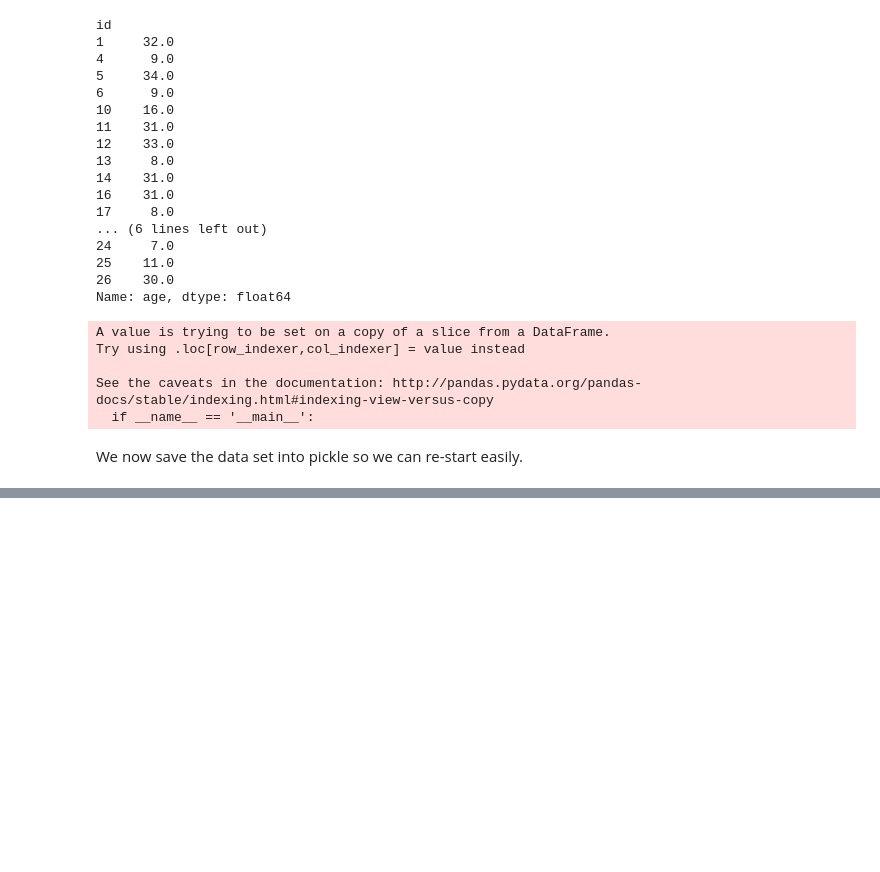
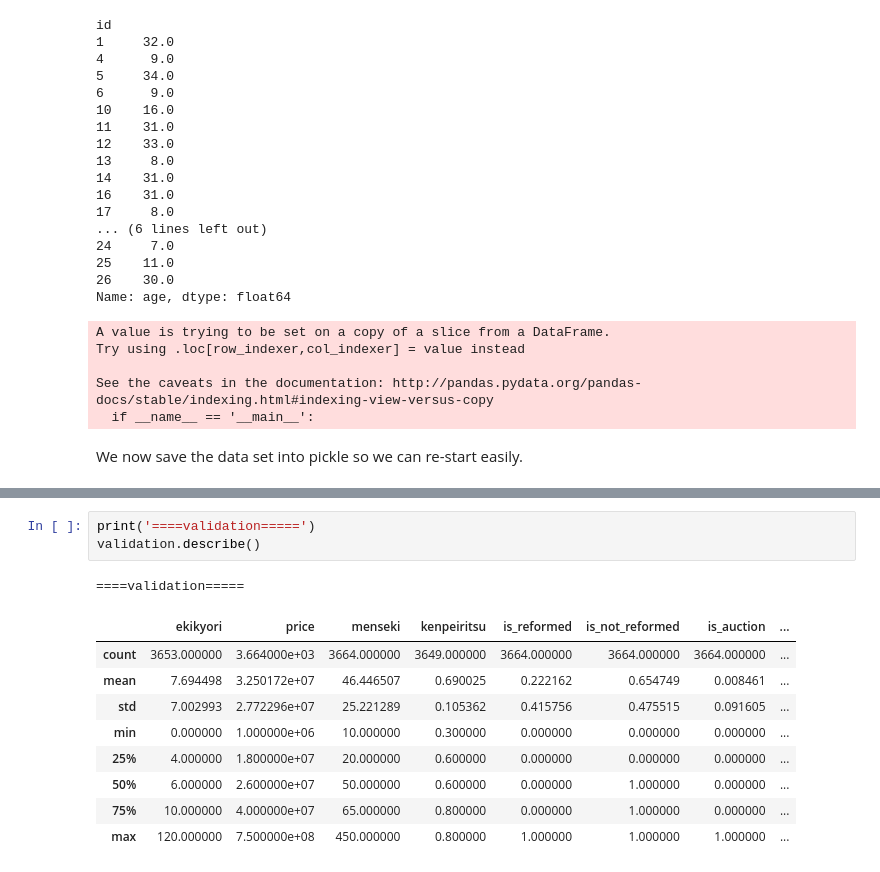
Before and after one commit to stubz/machine-learning, a Jupyter notebook: projects/capstone/tokyo_housing_data_analysis.ipynb, the cells around one changed output, grey strips where cells are left out. Cells and saved outputs as stored; diff of their text form; blank space fills up the shorter version.

```diff
--- a/projects/capstone/tokyo_housing_data_analysis.ipynb
+++ b/projects/capstone/tokyo_housing_data_analysis.ipynb
@@ -305,0 +380,14 @@ d = pickle.load(open('tokyo_apartment.p', 'rb'))
+# %%
+print('====validation=====')
+validation.describe()
+# %% [output]
+====validation=====
+|  | ekikyori | price | menseki | kenpeiritsu | is_reformed | is_not_reformed | is_auction | ... |
+| count | 3653.000000 | 3.664000e+03 | 3664.000000 | 3649.000000 | 3664.000000 | 3664.000000 | 3664.000000 | ... |
+| mean | 7.694498 | 3.250172e+07 | 46.446507 | 0.690025 | 0.222162 | 0.654749 | 0.008461 | ... |
+| std | 7.002993 | 2.772296e+07 | 25.221289 | 0.105362 | 0.415756 | 0.475515 | 0.091605 | ... |
+| min | 0.000000 | 1.000000e+06 | 10.000000 | 0.300000 | 0.000000 | 0.000000 | 0.000000 | ... |
+| 25% | 4.000000 | 1.800000e+07 | 20.000000 | 0.600000 | 0.000000 | 0.000000 | 0.000000 | ... |
+| 50% | 6.000000 | 2.600000e+07 | 50.000000 | 0.600000 | 0.000000 | 1.000000 | 0.000000 | ... |
+| 75% | 10.000000 | 4.000000e+07 | 65.000000 | 0.800000 | 0.000000 | 1.000000 | 0.000000 | ... |
+| max | 120.000000 | 7.500000e+08 | 450.000000 | 0.800000 | 1.000000 | 1.000000 | 1.000000 | ... |
```
Also changed, not shown: parts of 12 cells of this notebook.
